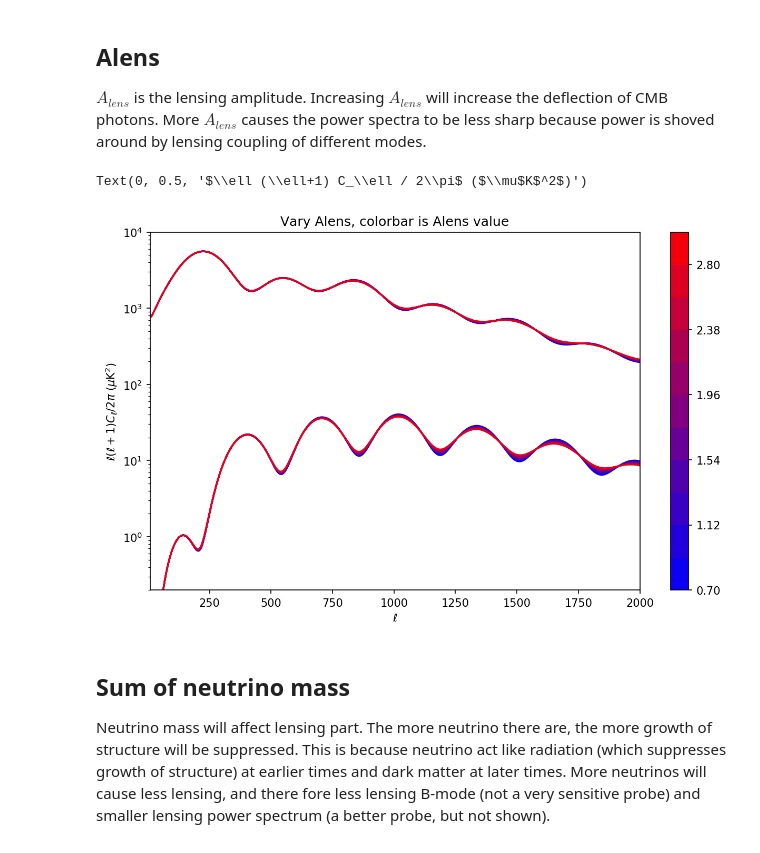
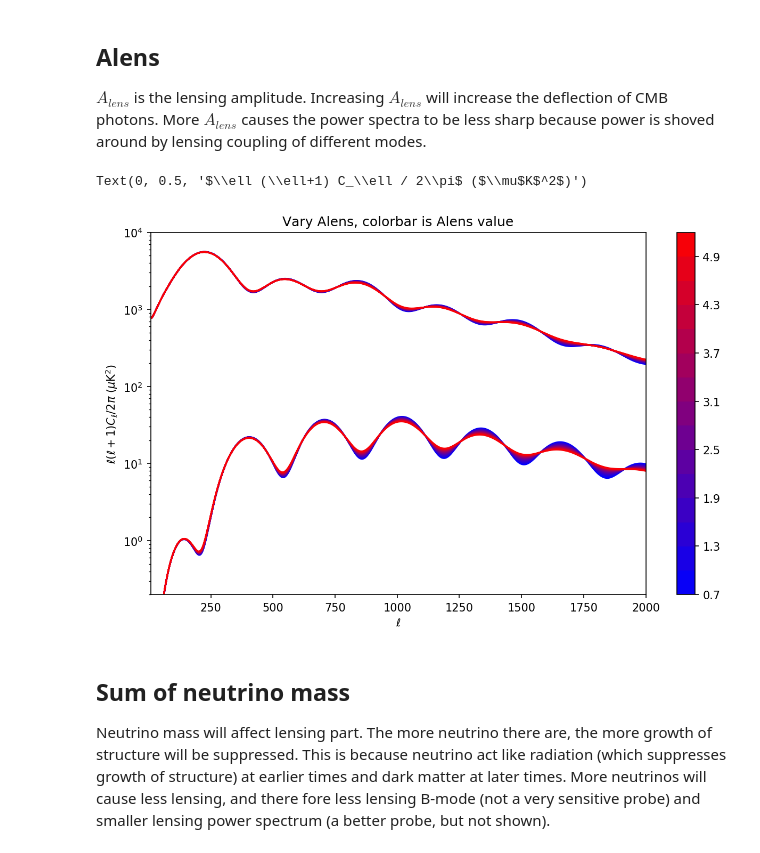
Before and after one commit to panzhaodi/Cosmological_parameter_tutorial, a Jupyter notebook: Cosmological_parameter_tutorial.ipynb, the cells around one changed output. Drawn from its saved outputs; the diff is of its cells as text; code cells hidden in the pictures.

```diff
--- a/Cosmological_parameter_tutorial.ipynb
+++ b/Cosmological_parameter_tutorial.ipynb
@@ -222,0 +225,28 @@ Text(0, 0.5, '$\\ell (\\ell+1) C_\\ell / 2\\pi$ ($\\mu$K$^2$)')
+# %%
+# step through tau
+min_par = 0
+max_par = 0.3
+stepsize = 0.03
+mymap = matplotlib.colors.LinearSegmentedColormap.from_list('mycolors',['blue','red'])
+
+# Using contourf to provide my colorbar info, then clearing the figure
+Z = [[0,0],[0,0]]
+levels = np.arange(min_par,max_par+stepsize,stepsize)
+plt.figure(figsize= (10,6), dpi = 150)
+CS3 = plt.contourf(Z, levels, cmap=mymap)
+plt.clf()
+# real plotting start here.
+for par in np.arange(min_par, max_par, stepsize):
+    camb_results = calculate_cmb(tau = par)
+    totCL = camb_results['power']['total']
+    refCL = camb_results['results'].get_lensed_scalar_cls(CMB_unit='muK')
+    r = (par-min_par)/(max_par-min_par)
+    g = 0
+    b = 1-r
+    ells = np.arange(len(totCL[:,0]))
+    plt.plot(ells,totCL[:,3], color=(r, g, b) )
+plt.colorbar(CS3)
+plt.axis([0,300, -60, 80])
+plt.title('Vary optical depth $\\tau$, colorbar is $\\tau$ value, TE')
+plt.xlabel('$\ell$' )
+plt.ylabel('$\ell (\ell+1) C_\ell / 2\pi$ ($\mu$K$^2$)')
@@ -389,35 +422,35 @@ $A_{lens}$ is the lensing amplitude. Increasing $A_{lens}$ will increase the def
 # %%
 # step through Alens
 min_par = 0.7
-max_par = 3.0
-stepsize = 0.21
+max_par = 5.0
+stepsize = 0.3
 mymap = matplotlib.colors.LinearSegmentedColormap.from_list('mycolors',['blue','red'])
 
 # Using contourf to provide my colorbar info, then clearing the figure
 Z = [[0,0],[0,0]]
 levels = np.arange(min_par,max_par+stepsize,stepsize)
 plt.figure(figsize= (10,6), dpi = 150)
 CS3 = plt.contourf(Z, levels, cmap=mymap)
 plt.clf()
 # real plotting start here.
 for par in np.arange(min_par, max_par, stepsize):
     camb_results = calculate_cmb(Alens=par)
     totCL = camb_results['power']['total']
     refCL = camb_results['results'].get_lensed_scalar_cls(CMB_unit='muK')
     r = (par-min_par)/(max_par-min_par)
     g = 0
     b = 1-r
     ells = np.arange(len(totCL[:,0]))
     plt.semilogy(ells,totCL[:,0], color=(r, g, b) )
     plt.semilogy(ells,totCL[:,1], color=(r, g, b) )
 plt.colorbar(CS3)
 plt.axis([8,2000, 2e-1, 1e4])
 plt.title('Vary Alens, colorbar is Alens value')
 plt.xlabel('$\ell$' )
 plt.ylabel('$\ell (\ell+1) C_\ell / 2\pi$ ($\mu$K$^2$)')
 # %% [output]
 Text(0, 0.5, '$\\ell (\\ell+1) C_\\ell / 2\\pi$ ($\\mu$K$^2$)')
-[figure, old version]
+[figure, new version]
 # %% [markdown]
 ## Sum of neutrino mass
 Neutrino mass will affect lensing part. The more neutrino there are, the more growth of structure will be suppressed. This is because neutrino act like radiation (which suppresses growth of structure) at earlier times and dark matter at later times. More neutrinos will cause less lensing, and there fore less lensing B-mode (not a very sensitive probe) and smaller lensing power spectrum (a better probe, but not shown).
```
Also changed, not shown: parts of 5 cells of this notebook.
